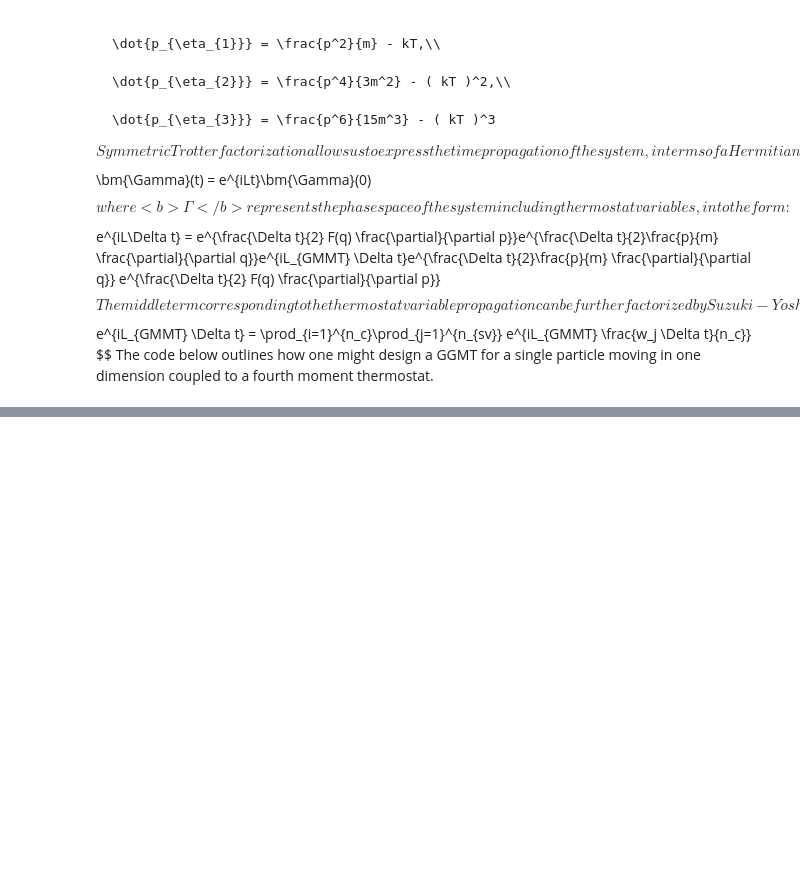
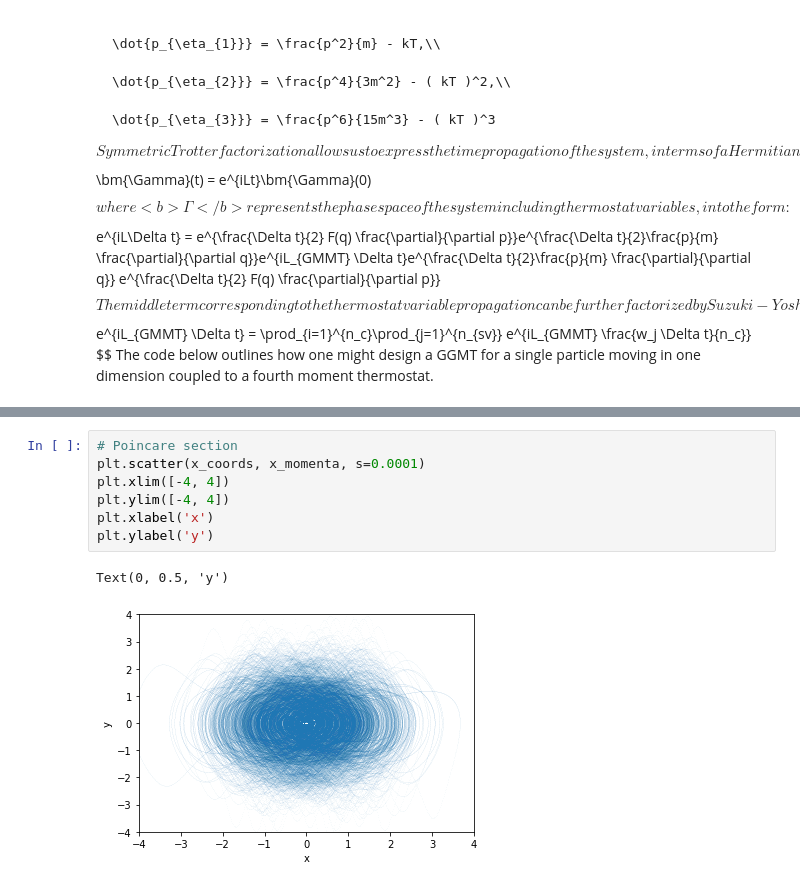
Before and after one commit to thomasegg3/enhanced_sampling_practice, a Jupyter notebook: toy_problem.ipynb, the cells around one changed output, grey strips where cells are left out. Saved outputs shown, nothing was run; the diff lists cells and outputs as text; blank space fills up the shorter version.

```diff
--- a/toy_problem.ipynb
+++ b/toy_problem.ipynb
@@ -561,0 +589,10 @@ def GGMT_simulation(n_steps, t_step, x, eta1, eta2, p, p_eta1, p_eta2, m, kT):
+# %%
+# Poincare section
+plt.scatter(x_coords, x_momenta, s=0.0001)
+plt.xlim([-4, 4])
+plt.ylim([-4, 4])
+plt.xlabel('x')
+plt.ylabel('y')
+# %% [output]
+Text(0, 0.5, 'y')
+[figure, added]
```
Also changed, not shown: parts of 8 cells of this notebook.
